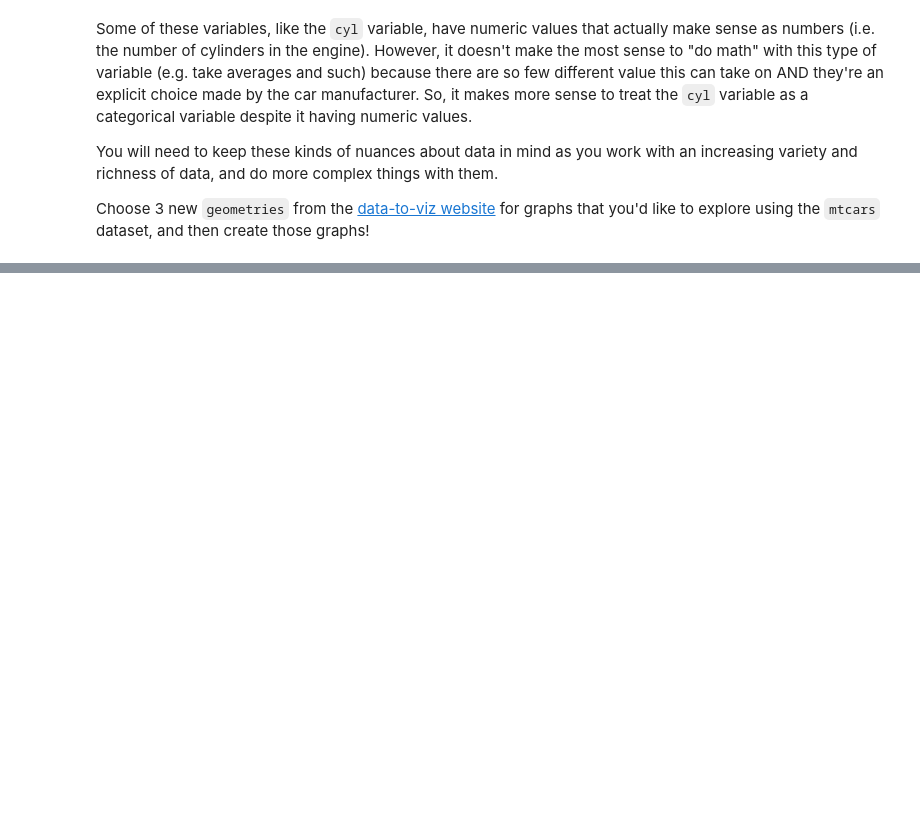
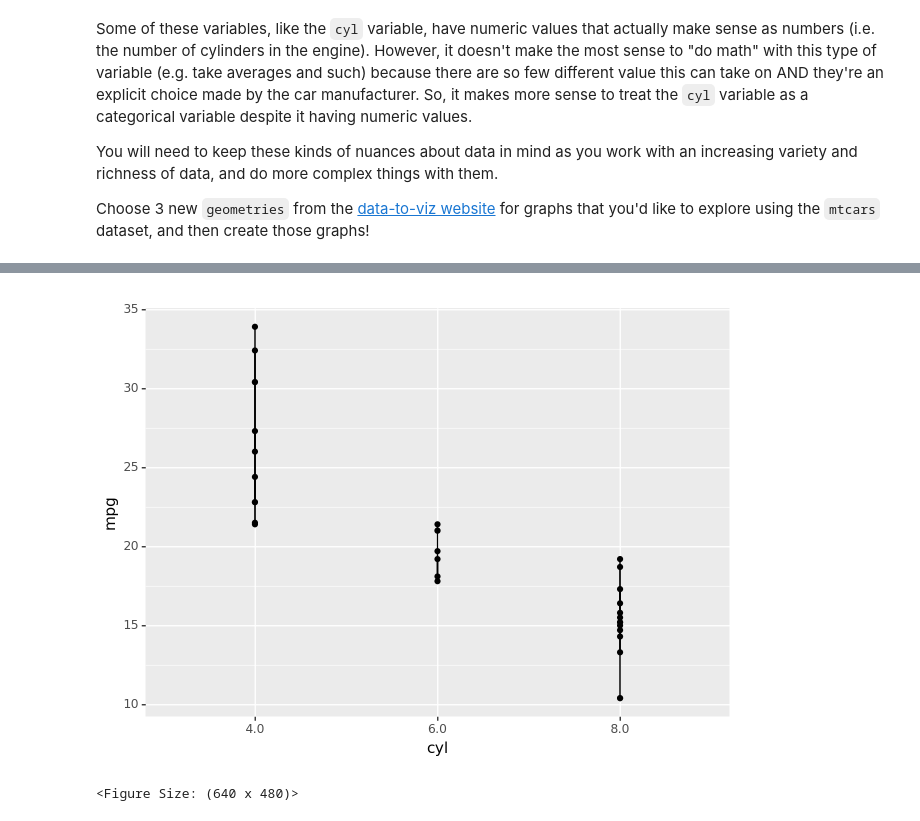
Before and after one commit to JakeLamb455/GSB544, a Jupyter notebook: Introduction_to_Data_Viz_Using_mtcars_Dataset.ipynb, the cells around one changed output, grey strips where cells are left out. Cells and saved outputs as stored; diff of their text form; code cells hidden in the pictures; blank space fills up the shorter version.

```diff
--- a/Introduction_to_Data_Viz_Using_mtcars_Dataset.ipynb
+++ b/Introduction_to_Data_Viz_Using_mtcars_Dataset.ipynb
@@ -108,2 +113,10 @@ Choose 3 new `geometries` from the [data-to-viz website](https://www.data-to-viz
 # %%
 # Create plot with third new geometry here
+(ggplot(df, aes(x = "cyl", y = "mpg"))
++ geom_polygon(fill = 'orange')
+ + geom_line()
+ +geom_point()
+)
+# %% [output]
+[figure, added]
+<Figure Size: (640 x 480)>
```
Also changed, not shown: parts of 9 cells of this notebook.
